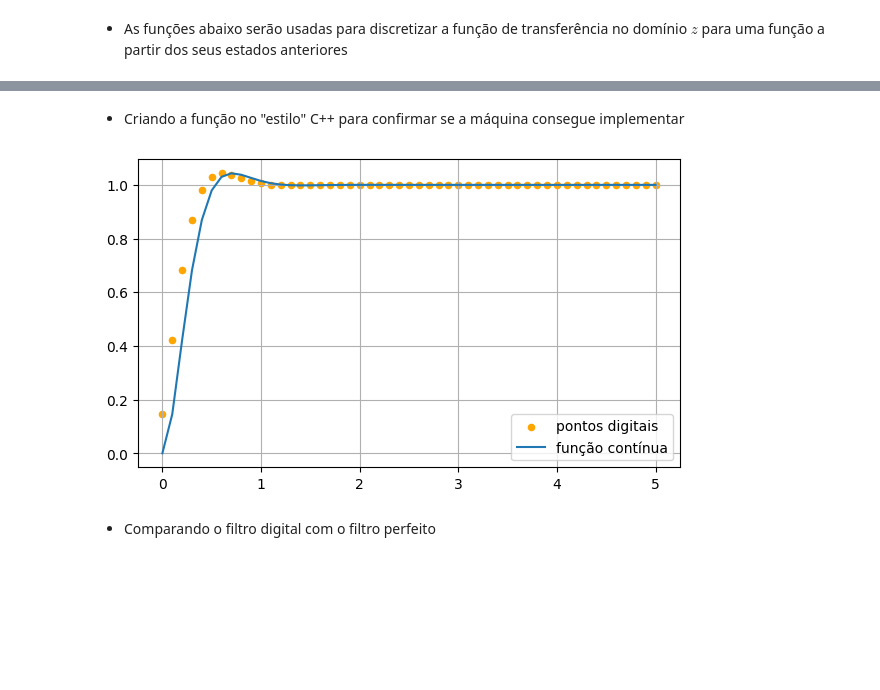
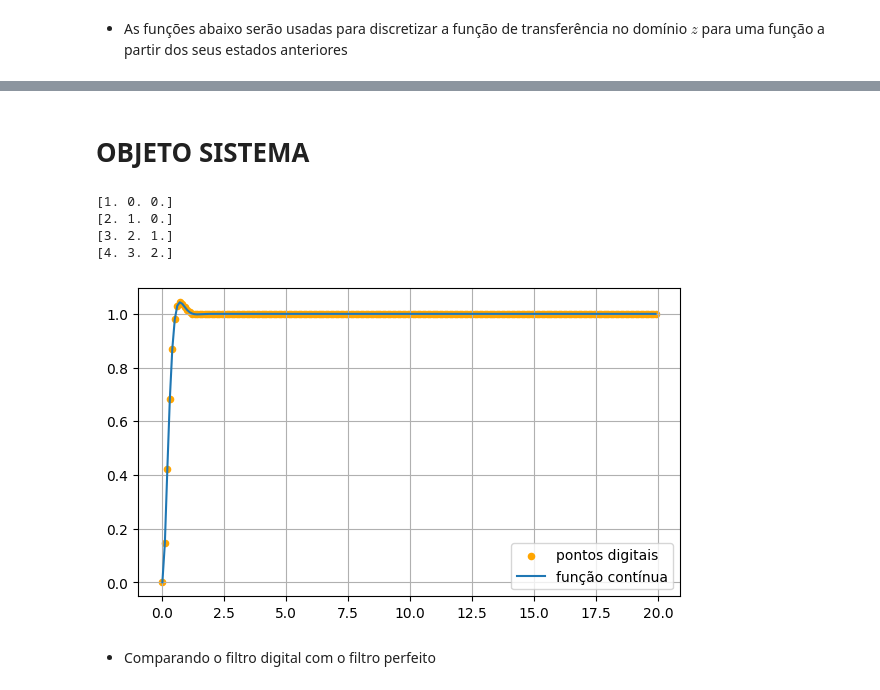
Before and after one commit to KlaussMarchi/AlcoholSensorCalibration, a Jupyter notebook: Filter/Analysis.ipynb, the cells around one changed output, grey strips where cells are left out. Saved outputs shown, nothing was run; the diff lists cells and outputs as text; code cells hidden in the pictures; blank space fills up the shorter version.

```diff
--- a/Filter/Analysis.ipynb
+++ b/Filter/Analysis.ipynb
@@ -176,7 +155,7 @@ C
 $$\frac{39.48}{s^2 + 8.886 s + 39.48}$$
 # %%
 s = ctl.TransferFunction.s
-C_z = ctl.c2d(C, T, method='zoh')
+C_z = ctl.c2d(C, dt, method='zoh')
 C_z
 # %% [output]
 $$\frac{0.1453 z + 0.1078}{z^2 - 1.158 z + 0.4112}\quad dt = 0.1$$
@@ -198,7 +177,7 @@ plt.grid()
 # %% [markdown]
 - As funções abaixo serão usadas para discretizar a função de transferência no domínio $z$ para uma função a partir dos seus estados anteriores
 # %%
-def getDigitalFraction(G_z):
+def getFraction(G_z):
     num, den = ctl.tfdata(G_z)
     num = np.squeeze(num)
     den = np.squeeze(den)
@@ -209,9 +188,12 @@ def getDigitalFraction(G_z):
     if type(num) == np.float64:
         num = np.array([num])
 
-    return list(num), list(den)
+    num = [float(val) for val in num]
+    den = [float(val) for val in den]
+    return (num, den)
 
 
-num, den = getDigitalFraction(C_z)
-num, den
+num, den = getFraction(C_z)
+print(f'num -> xSize={len(num)}')
+print(f'den -> ySize={len(den)}')
 # %% [output]
@@ -243,2 +219,0 @@ Xn[0]*(0.145345) + Xn[1]*(0.107850) + Yn[1]*(1.158046) + Yn[2]*(-0.411241);
-# %% [markdown]
-- Criando a função no "estilo" C++ para confirmar se a máquina consegue implementar
@@ -260,0 +220,35 @@ def compute(input):
+# %% [markdown]
+# OBJETO SISTEMA
+# %%
+class StatesUpdater:
+    buffer  = None
+    initial = 0
+    size    = 0
+
+    def __init__(self, size, initial=0):
+        self.initial = initial
+        self.size    = size
+        self.buffer  = initial * np.ones(size)
+
+    def update(self, value=None):
+        for i in range(self.size-1, 0, -1):
+            self.buffer[i] = self.buffer[i-1]
+
+        self.setFirst(value)
+        return self.buffer
+
+    def setFirst(self, value):
+        if value is not None:
+            self.buffer[0] = value
+
+    def reset(self):
+        for i in range(self.size): self.buffer[i] = self.initial
+
+
+states = StatesUpdater(3)
+for i in range(1, 5): print(states.update(i))
+# %% [output]
+[1. 0. 0.]
+[2. 1. 0.]
+[3. 2. 1.]
+[4. 3. 2.]
@@ -261,15 +298,15 @@ def compute(input):
 # %%
-step = 1
-digital = [compute(step) for t in time]
+time    = np.arange(0, 20, dt)
+digital = [0.0] + [filter.update(1) for k in range(1, len(time))]
 time, continuous = ctl.step_response(C, T=time)
 
 plt.figure(figsize=(7, 4))
 plt.scatter(time, digital, label='pontos digitais', color='orange', s=20)
 plt.plot(time, continuous, label='função contínua')
 plt.grid(), plt.legend()
 plt.show()
 # %% [output]
-[figure, old version]
+[figure, new version]
 # %% [markdown]
 - Comparando o filtro digital com o filtro perfeito
 # %%
```
Also changed, not shown: parts of 12 cells of this notebook, 3 other files.
